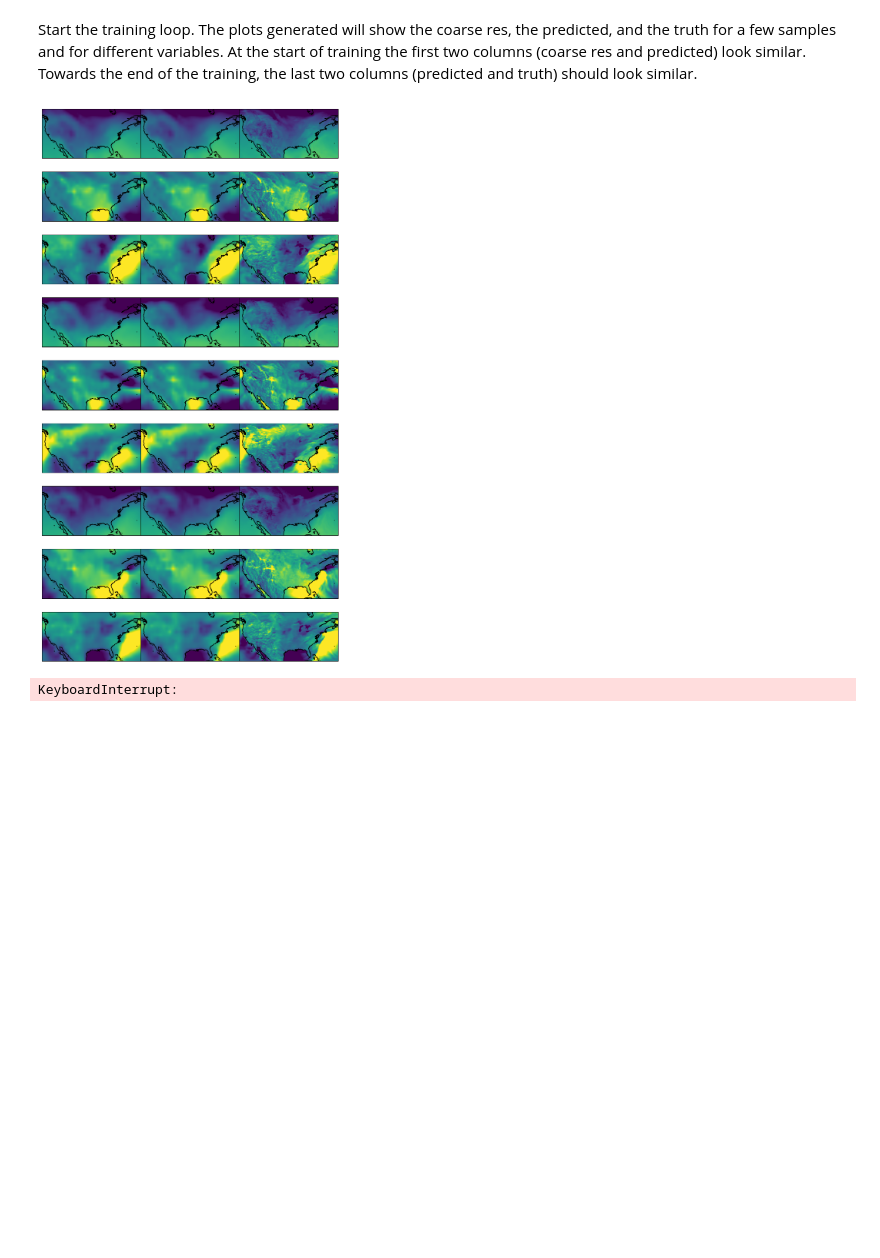
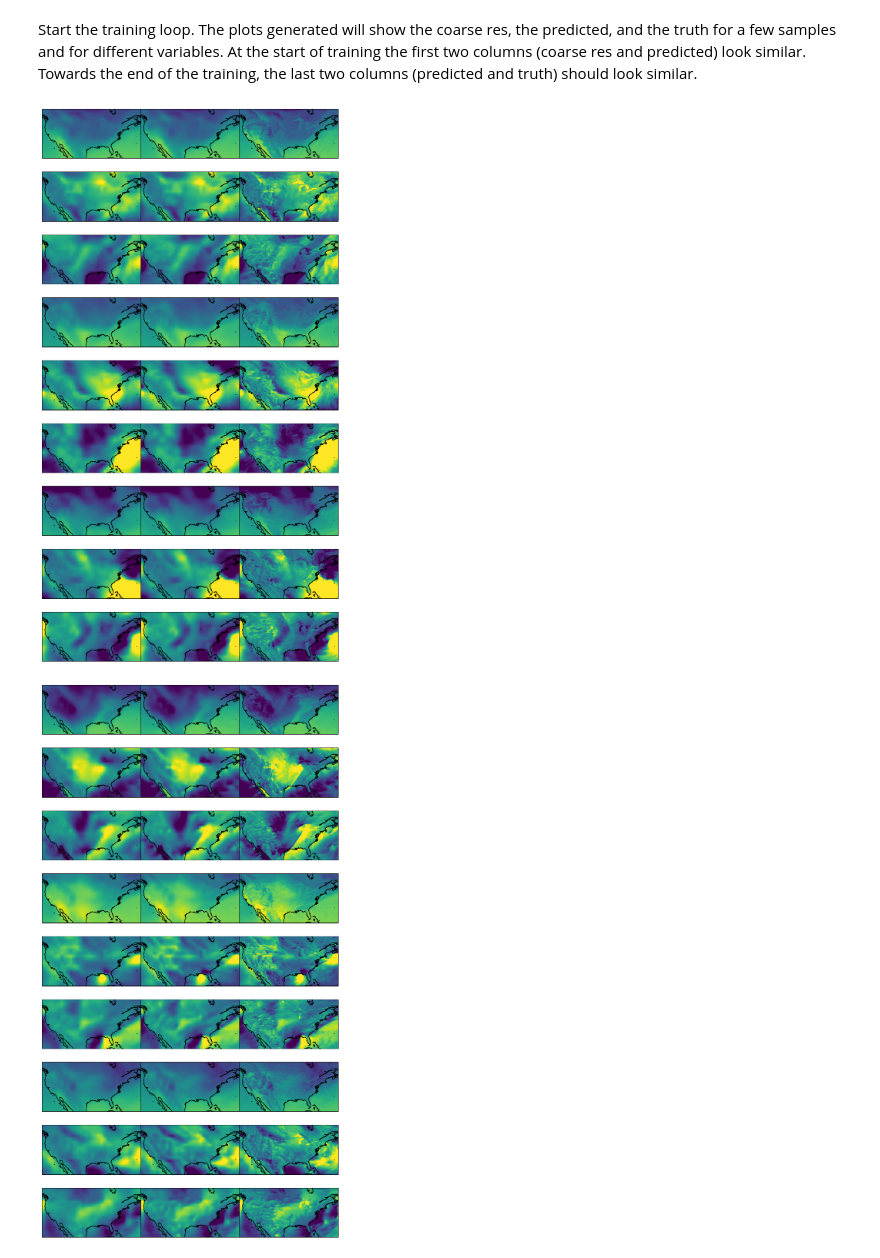
Before and after one commit to robbiewatt1/ClimateDiffuse, a Jupyter notebook: examples/train_minimal.ipynb, the cells around one changed output. Cells and saved outputs as stored; diff of their text form; code cells hidden in the pictures; blank space fills up the shorter version.

```diff
--- a/examples/train_minimal.ipynb
+++ b/examples/train_minimal.ipynb
@@ -26,14 +26,14 @@ Set up training hyperparameters. We will only run for 10 epochs and we will use
 # %%
 ## Select hyperparameters of training
 batch_size = 8
-learning_rate = 3e-5
+learning_rate = 1e-4
 accum = 8
 
 # Run training for small number of epochs
-num_epochs = 10         # During full training, use num_epochs = 10000
+num_epochs = 2
 
 # Define device
-device = 'cpu' # or 'cuda' if torch.cuda.is_available() else 'cpu'
+device =  'cuda' if torch.cuda.is_available() else 'cpu'
 
 # define the ml model
 unet_model = UNet((256, 128), 5, 3, label_dim=2, use_diffuse=False)
@@ -48,9 +48,9 @@ dataset_test = UpscaleDataset(datadir, year_start=valid_year_start, year_end=val
                               constant_variables=["lsm", "z"])
 
 dataloader_train = torch.utils.data.DataLoader(
-    dataset_train, batch_size=batch_size, shuffle=True, num_workers=0)
+    dataset_train, batch_size=batch_size, shuffle=True, num_workers=4)
 dataloader_test = torch.utils.data.DataLoader(
-    dataset_test, batch_size=batch_size, shuffle=True, num_workers=0)
+    dataset_test, batch_size=batch_size, shuffle=True, num_workers=4)
 # %% [output]
 Opening files
 All files accessed. Creating tensors
@@ -94,17 +94,16 @@ Start the training loop. The plots generated will show the coarse res, the predi
 # %%
 for step in range(num_epochs):
     epoch_loss = train_step(
         unet_model, loss_fn, dataloader_train, optimiser,
         scaler, step, accum, writer, device=device)
     losses.append(epoch_loss)
 
-    if (step + 0) % 5 == 0:
-        (fig, ax), (base_error, pred_error) = sample_model(
-            unet_model, dataloader_test, device=device)
-        plt.show()
+    (fig, ax), (base_error, pred_error) = sample_model(
+        unet_model, dataloader_test, device=device)
+    plt.show()
 
-        writer.add_scalar("Error/base", base_error, step)
-        writer.add_scalar("Error/pred", pred_error, step)
+    writer.add_scalar("Error/base", base_error, step)
+    writer.add_scalar("Error/pred", pred_error, step)
 # %% [output]
-[figure, old version]
+[figure, new version]
-KeyboardInterrupt:
+[figure, added]
```
Also changed, not shown: parts of 2 cells of this notebook, 2 other files.
